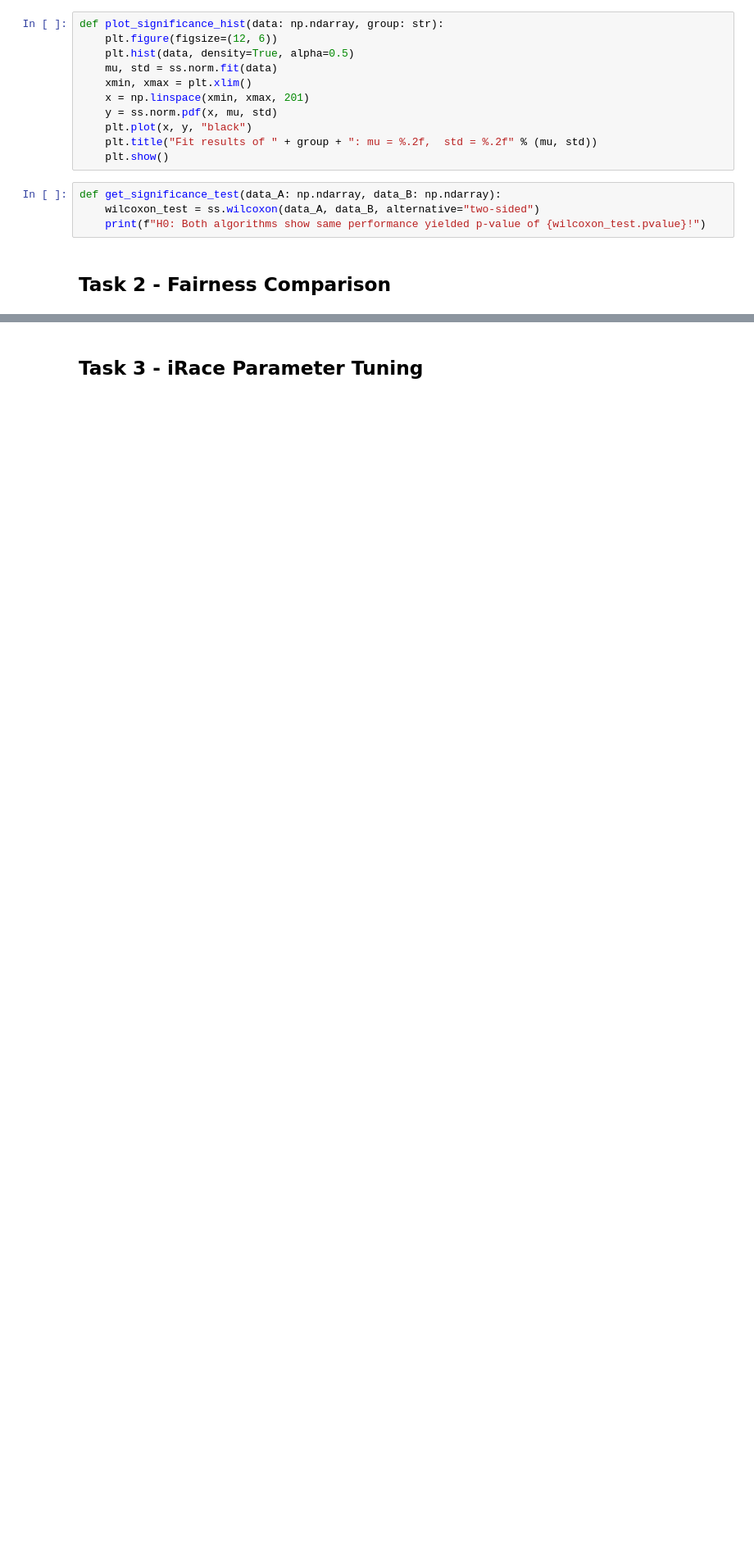
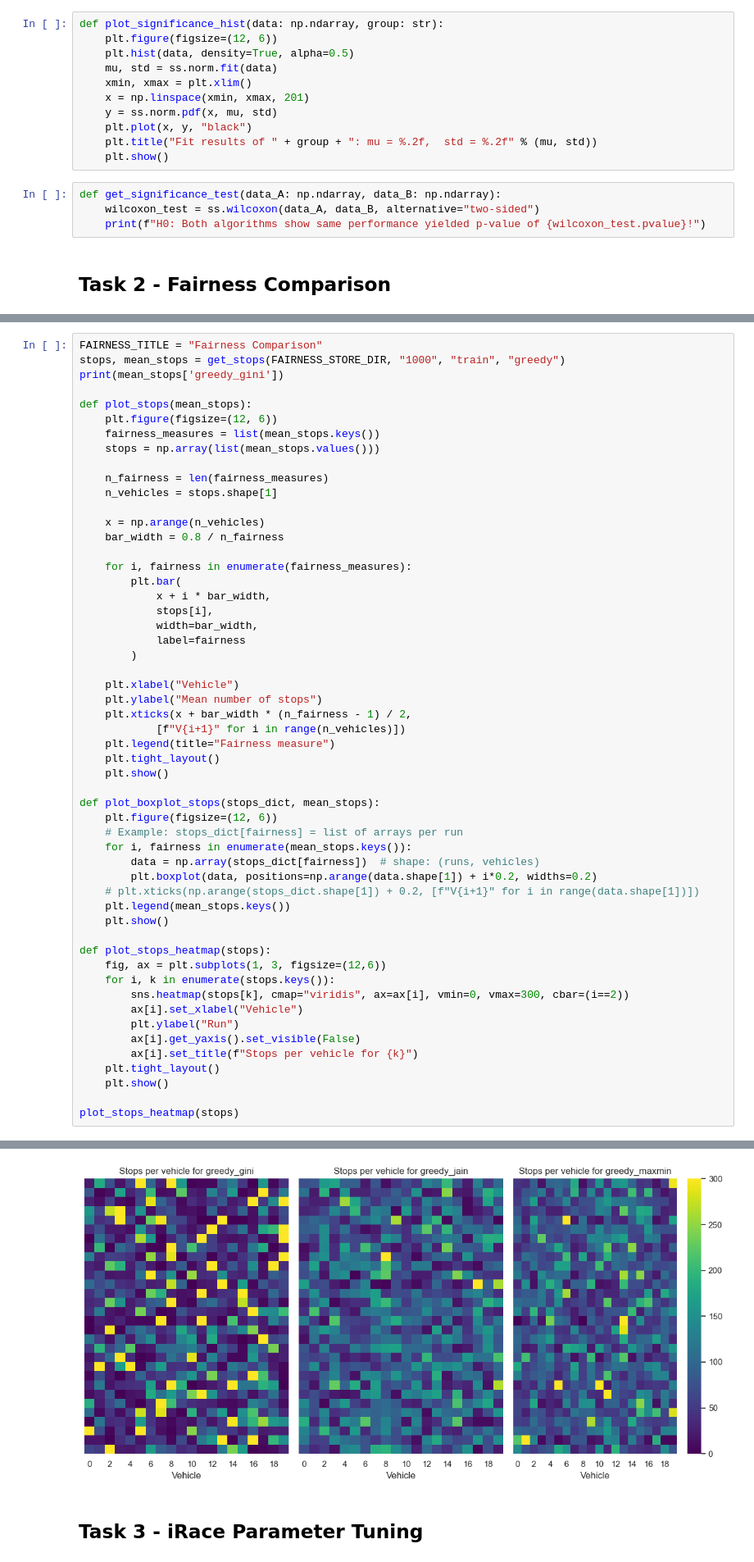
Before and after one commit to rijkman/heuristic-optimization-2025ws-2, a Jupyter notebook: plots/analysis.ipynb, the cells around one changed output, grey strips where cells are left out. Shown at 82% size. Saved outputs shown, nothing was run; the diff lists cells and outputs as text; blank space fills up the shorter version.

```diff
--- a/plots/analysis.ipynb
+++ b/plots/analysis.ipynb
@@ -165,0 +186,55 @@ Reading from ../data/fairness/1000/train
+# %%
+FAIRNESS_TITLE = "Fairness Comparison"
+stops, mean_stops = get_stops(FAIRNESS_STORE_DIR, "1000", "train", "greedy")
+print(mean_stops['greedy_gini'])
+
+def plot_stops(mean_stops):
+    plt.figure(figsize=(12, 6))
+    fairness_measures = list(mean_stops.keys())
+    stops = np.array(list(mean_stops.values()))
+
+    n_fairness = len(fairness_measures)
+    n_vehicles = stops.shape[1]
+
+    x = np.arange(n_vehicles)
+    bar_width = 0.8 / n_fairness
+
+    for i, fairness in enumerate(fairness_measures):
+        plt.bar(
+            x + i * bar_width,
+            stops[i],
+            width=bar_width,
+            label=fairness
+        )
+
+    plt.xlabel("Vehicle")
+    plt.ylabel("Mean number of stops")
+    plt.xticks(x + bar_width * (n_fairness - 1) / 2,
+            [f"V{i+1}" for i in range(n_vehicles)])
+    plt.legend(title="Fairness measure")
+    plt.tight_layout()
+    plt.show()
+
+def plot_boxplot_stops(stops_dict, mean_stops):
+    plt.figure(figsize=(12, 6))
+    # Example: stops_dict[fairness] = list of arrays per run
+    for i, fairness in enumerate(mean_stops.keys()):
+        data = np.array(stops_dict[fairness])  # shape: (runs, vehicles)
+        plt.boxplot(data, positions=np.arange(data.shape[1]) + i*0.2, widths=0.2)
+    # plt.xticks(np.arange(stops_dict.shape[1]) + 0.2, [f"V{i+1}" for i in range(data.shape[1])])
+    plt.legend(mean_stops.keys())
+    plt.show()
+
+def plot_stops_heatmap(stops):
+    fig, ax = plt.subplots(1, 3, figsize=(12,6))
+    for i, k in enumerate(stops.keys()):
+        sns.heatmap(stops[k], cmap="viridis", ax=ax[i], vmin=0, vmax=300, cbar=(i==2))
+        ax[i].set_xlabel("Vehicle")
+        plt.ylabel("Run")
+        ax[i].get_yaxis().set_visible(False)
+        ax[i].set_title(f"Stops per vehicle for {k}")
+    plt.tight_layout()
+    plt.show()
+
+plot_stops_heatmap(stops)
+# %% [output]
@@ -166,3 +246,4 @@ Reading from ../data/fairness/1000/train
+[figure, added]
 # %% [markdown]
 ## Task 3 - iRace Parameter Tuning
 # %%
```
Also changed, not shown: parts of 8 cells of this notebook.
